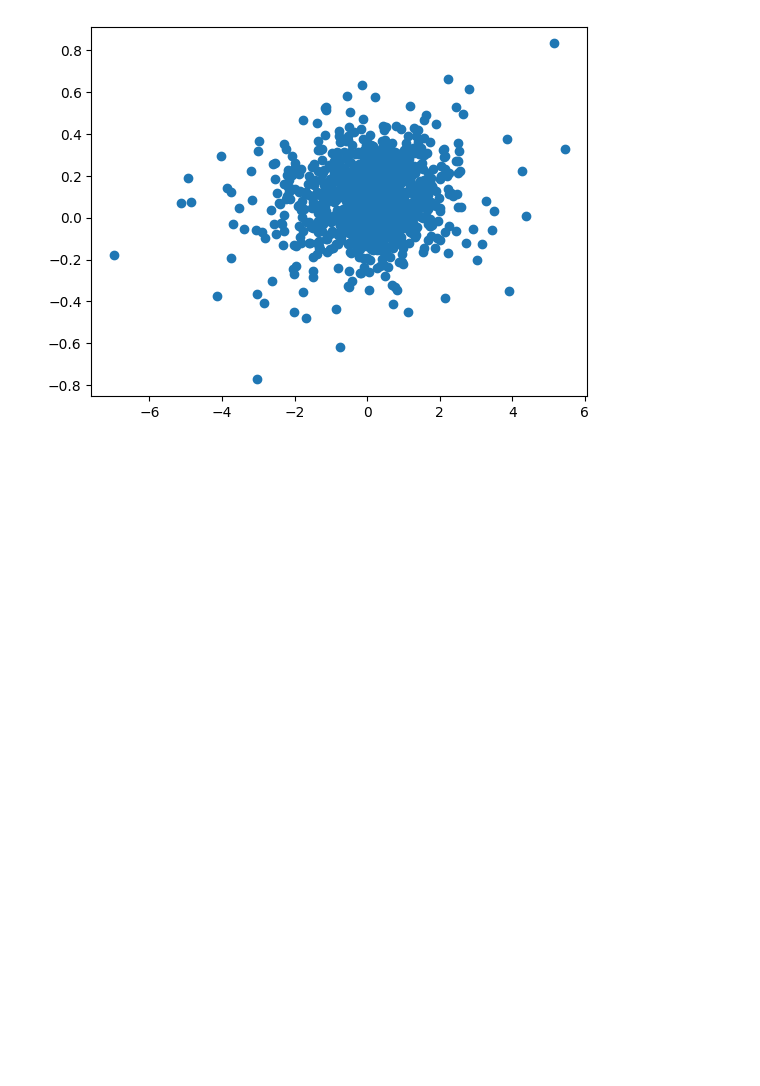
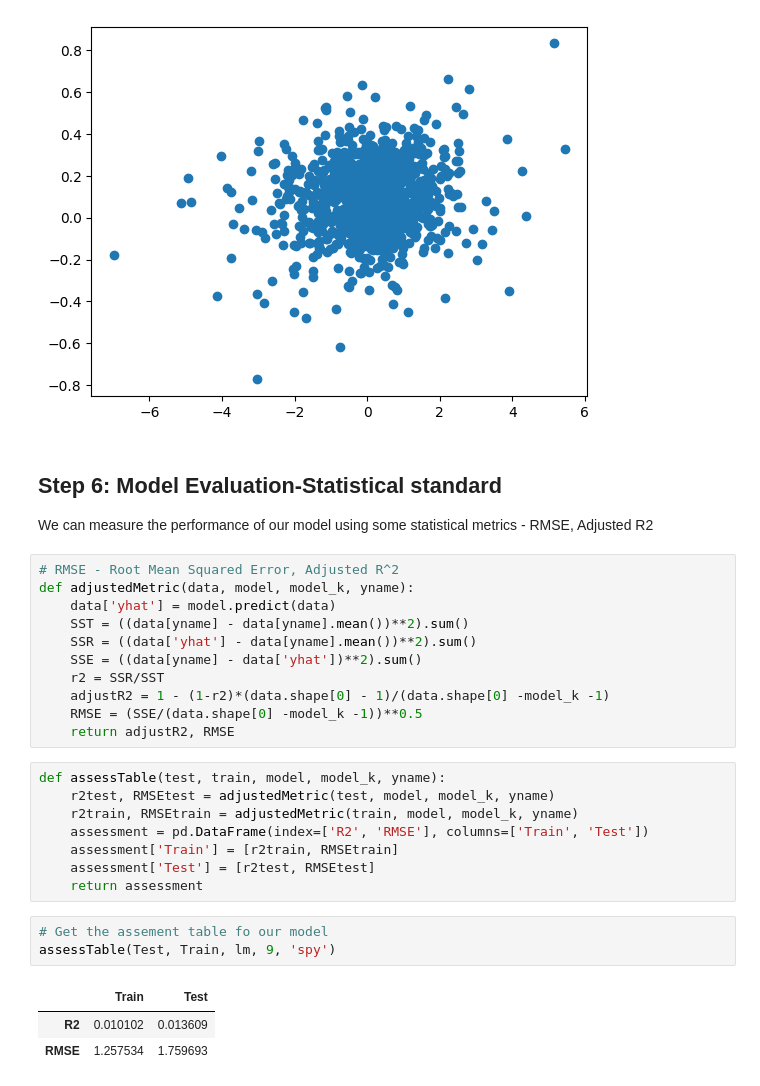
Before and after one commit to CheropS/Visualization-stock-prices, a Jupyter notebook: tradingmodel.ipynb, the cells around one changed output. Saved outputs shown, nothing was run; the diff lists cells and outputs as text; blank space fills up the shorter version.

Commit message:
assessment table

```diff
--- a/tradingmodel.ipynb
+++ b/tradingmodel.ipynb
@@ -191,3 +191,32 @@ plt.scatter(Train['spy'], Train['PredictedY'])
 # %% [output]
 <matplotlib.collections.PathCollection at 0x...>
 [figure]
+# %% [markdown]
+## Step 6: Model Evaluation-Statistical standard
+We can measure the performance of our model using some statistical metrics - RMSE, Adjusted R2
+# %%
+# RMSE - Root Mean Squared Error, Adjusted R^2
+def adjustedMetric(data, model, model_k, yname):
+    data['yhat'] = model.predict(data)
+    SST = ((data[yname] - data[yname].mean())**2).sum()
+    SSR = ((data['yhat'] - data[yname].mean())**2).sum()
+    SSE = ((data[yname] - data['yhat'])**2).sum()
+    r2 = SSR/SST
+    adjustR2 = 1 - (1-r2)*(data.shape[0] - 1)/(data.shape[0] -model_k -1)
+    RMSE = (SSE/(data.shape[0] -model_k -1))**0.5
+    return adjustR2, RMSE
+# %%
+def assessTable(test, train, model, model_k, yname):
+    r2test, RMSEtest = adjustedMetric(test, model, model_k, yname)
+    r2train, RMSEtrain = adjustedMetric(train, model, model_k, yname)
+    assessment = pd.DataFrame(index=['R2', 'RMSE'], columns=['Train', 'Test'])
+    assessment['Train'] = [r2train, RMSEtrain]
+    assessment['Test'] = [r2test, RMSEtest]
+    return assessment
+# %%
+# Get the assement table fo our model
+assessTable(Test, Train, lm, 9, 'spy')
+# %% [output]
+|  | Train | Test |
+| R2 | 0.010102 | 0.013609 |
+| RMSE | 1.257534 | 1.759693 |
```
